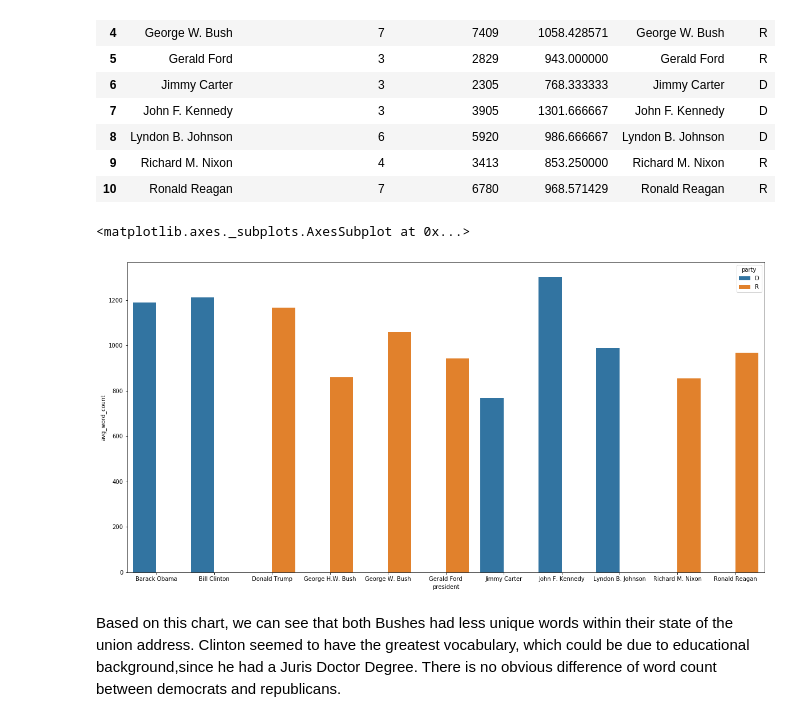
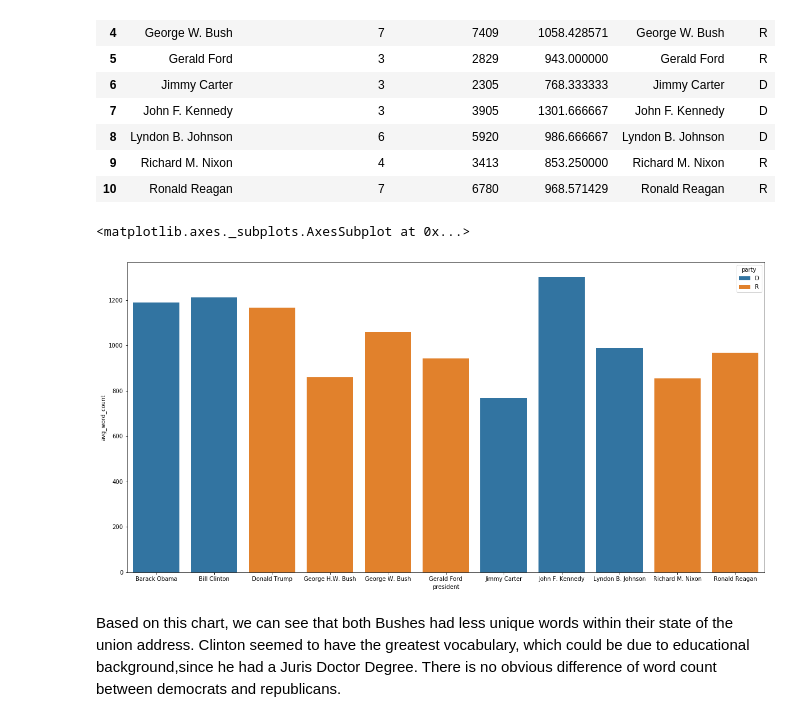
Before and after one commit to data2al/nlp_project, a Jupyter notebook: 2 - Exploratory Data Analysis.ipynb, the cells around one changed output. Drawn from its saved outputs; the diff is of its cells as text; code cells hidden in the pictures.

```diff
--- a/2 - Exploratory Data Analysis.ipynb
+++ b/2 - Exploratory Data Analysis.ipynb
@@ -148,8 +148,8 @@ plt.rcParams['figure.figsize'] = [20, 10]
 full_names = data.columns.tolist()
 
 # Create subplots for each state of union address
-for index, comedian in enumerate(data.columns):
-    wc.generate(data_clean.transcript[comedian])
+for index, president in enumerate(data.columns):
+    wc.generate(data_clean.transcript[president])
 
     plt.subplot(9, 7, index+1)
     plt.imshow(wc, interpolation="bilinear")
@@ -234,10 +234,10 @@ df
 # %%
 # let's look at unique words each president used
 import seaborn as sns
-sns.barplot(x="president", y="avg_word_count", hue ="party", data=df)
+sns.barplot(x="president", y="avg_word_count", hue ="party", data=df,  dodge = False)
 # %% [output]
 <matplotlib.axes._subplots.AxesSubplot at 0x...>
-[figure, old version]
+[figure, new version]
 # %% [markdown]
 Based on this chart, we can see that both Bushes had less unique words within their state of the union address. Clinton seemed to have the greatest vocabulary, which could be due to educational background,since he had a Juris Doctor Degree. There is no obvious difference of word count between democrats and republicans.
 # %% [markdown]
```
Also changed, not shown: parts of 1 cell of this notebook, 2 other files.
